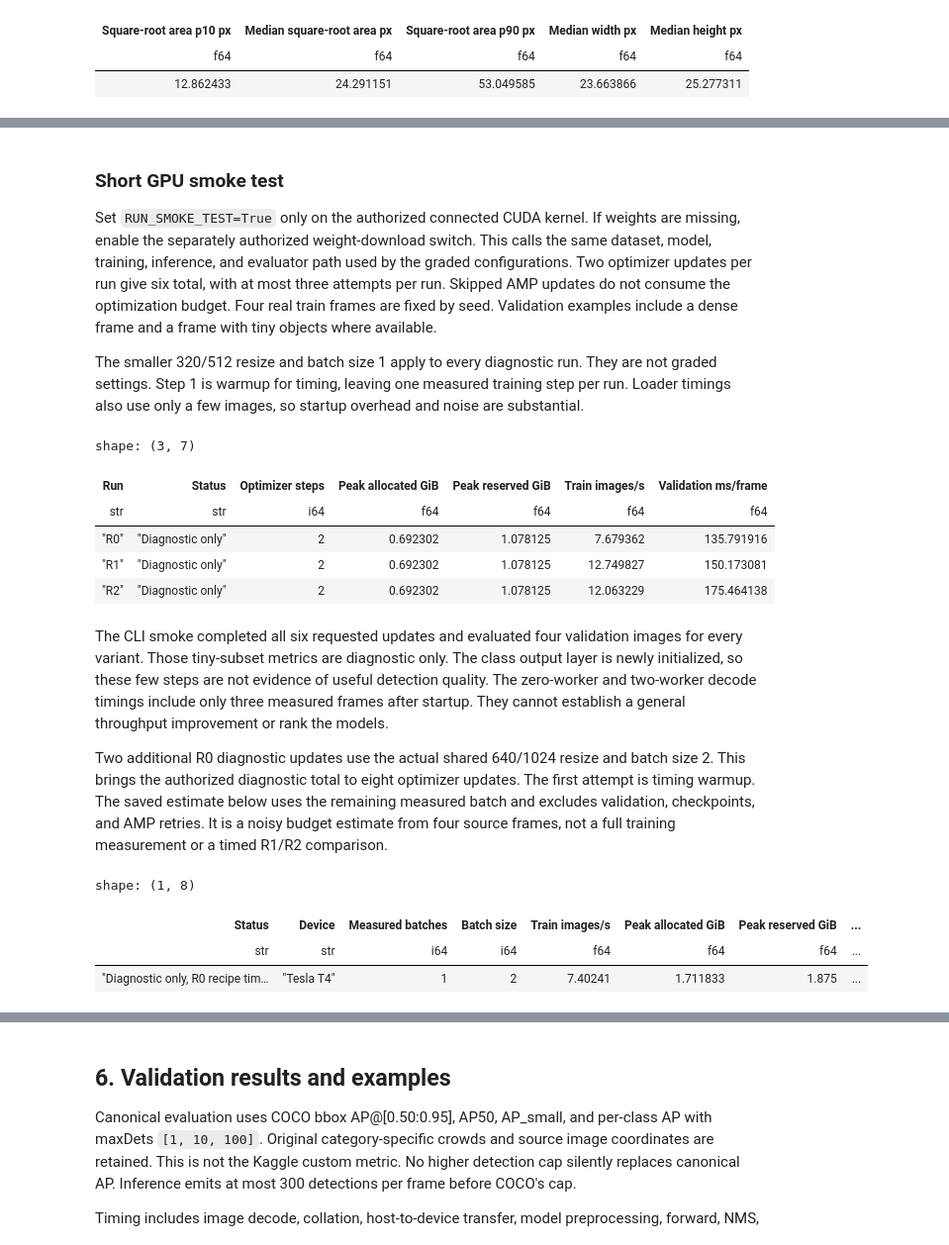
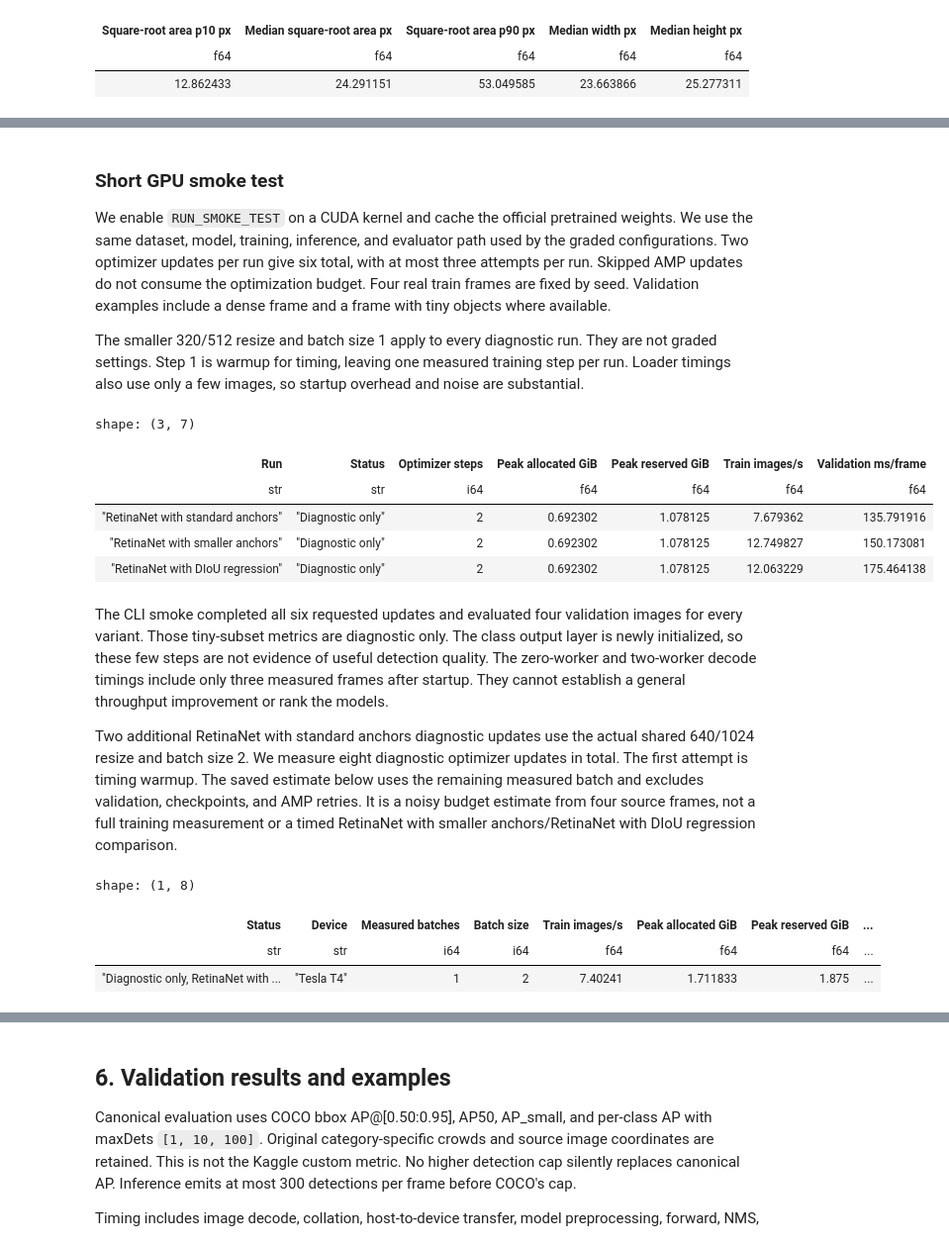
Before and after one commit to ke1rro/hm2, a Jupyter notebook: notebooks/02_retinanet.ipynb, the cells around one changed output, grey strips where cells are left out. Shown at 99% size. Drawn from its saved outputs; the diff is of its cells as text; code cells hidden in the pictures.

```diff
--- a/notebooks/02_retinanet.ipynb
+++ b/notebooks/02_retinanet.ipynb
@@ -361,8 +372,8 @@ shape: (3, 2)
 # %% [markdown]
 ### Short GPU smoke test
 
-Set `RUN_SMOKE_TEST=True` only on the authorized connected CUDA kernel. If weights are
-missing, enable the separately authorized weight-download switch. This calls the same
+We enable `RUN_SMOKE_TEST` on a CUDA kernel and cache the official pretrained weights.
+We use the same
 dataset, model, training, inference, and evaluator path used by the graded configurations.
 Two optimizer updates per run give six total, with at most three attempts per run.
 Skipped AMP updates do not consume the optimization budget. Four real train frames are fixed by seed.
@@ -399,37 +410,37 @@ if RUN_SMOKE_TEST:
         smoke_val,
         objects,
         TRAINING,
         SMOKE,
         EXPERIMENT_DIRECTORY / "smoke",
         allow_download=ALLOW_WEIGHT_DOWNLOAD,
     )
 else:
     smoke_path = EXPERIMENT_DIRECTORY / "smoke/smoke_summary.json"
     smoke_summary = json.loads(smoke_path.read_text()) if smoke_path.is_file() else None
 smoke_rows = (
     [
         {
-            "Run": result["run"],
+            "Run": experiment_label(result["run"]),
             "Status": result["status"],
             "Optimizer steps": result["optimizer_updates"],
             "Peak allocated GiB": result["peak_allocated_gib"],
             "Peak reserved GiB": result["peak_reserved_gib"],
             "Train images/s": result["training_images_per_second"],
             "Validation ms/frame": result["inference"]["milliseconds_per_frame"],
         }
         for result in smoke_summary["runs"]
     ]
     if smoke_summary
     else [{"Status": "GPU model smoke not run. Device probe alone is not a training test."}]
 )
 pl.from_dicts(smoke_rows)
 # %% [output]
 shape: (3, 7)
 | Run | Status | Optimizer steps | Peak allocated GiB | Peak reserved GiB | Train images/s | Validation ms/frame |
 | str | str | i64 | f64 | f64 | f64 | f64 |
-| "R0" | "Diagnostic only" | 2 | 0.692302 | 1.078125 | 7.679362 | 135.791916 |
-| "R1" | "Diagnostic only" | 2 | 0.692302 | 1.078125 | 12.749827 | 150.173081 |
-| "R2" | "Diagnostic only" | 2 | 0.692302 | 1.078125 | 12.063229 | 175.464138 |
+| "RetinaNet with standard anchors" | "Diagnostic only" | 2 | 0.692302 | 1.078125 | 7.679362 | 135.791916 |
+| "RetinaNet with smaller anchors" | "Diagnostic only" | 2 | 0.692302 | 1.078125 | 12.749827 | 150.173081 |
+| "RetinaNet with DIoU regression" | "Diagnostic only" | 2 | 0.692302 | 1.078125 | 12.063229 | 175.464138 |
 # %% [markdown]
 The CLI smoke completed all six requested updates and evaluated four validation images
 for every variant. Those tiny-subset metrics are diagnostic only. The class output layer
@@ -437,18 +448,18 @@ is newly initialized, so these few steps are not evidence of useful detection qu
 The zero-worker and two-worker decode timings include only three measured frames after
 startup. They cannot establish a general throughput improvement or rank the models.
 
-Two additional R0 diagnostic updates use the actual shared 640/1024 resize and batch size
-2. This brings the authorized diagnostic total to eight optimizer updates. The first
+Two additional RetinaNet with standard anchors diagnostic updates use the actual shared 640/1024 resize and batch size
+2. We measure eight diagnostic optimizer updates in total. The first
 attempt is timing warmup. The saved estimate below uses the remaining measured batch and
 excludes validation, checkpoints, and AMP retries. It is a noisy budget estimate from four
-source frames, not a full training measurement or a timed R1/R2 comparison.
+source frames, not a full training measurement or a timed RetinaNet with smaller anchors/RetinaNet with DIoU regression comparison.
 # %%
 recipe_probe_path = EXPERIMENT_DIRECTORY / "smoke/recipe_probe.json"
 if RUN_RECIPE_TIMING:
     if DEVICE.type != "cuda":
         raise RuntimeError("Use an authorized CUDA kernel for the two-update recipe timing.")
     probe_model = build_retinanet(
-        "R0",
+        "standard_anchors",
         allow_download=ALLOW_WEIGHT_DOWNLOAD,
         min_size=TRAINING["min_size"],
         max_size=TRAINING["max_size"],
@@ -477,8 +488,8 @@ if RUN_RECIPE_TIMING:
         len(probe_measured) * TRAINING["batch_size"] / sum(row["seconds"] for row in probe_measured)
     )
     probe_record = {
-        "status": "Diagnostic only, R0 recipe timing, not a graded experiment",
-        "run": "R0",
+        "status": "Diagnostic only, standard-anchor recipe timing, not a graded experiment",
+        "run": "standard_anchors",
         "device": torch.cuda.get_device_name(DEVICE),
         "training_config": TRAINING,
         "history": probe_history,
@@ -492,7 +503,7 @@ if RUN_RECIPE_TIMING:
         * TRAINING["batch_size"]
         / probe_throughput
         / 60,
-        "estimate_limitations": "One measured batch after warmup. Excludes validation, checkpoints, and AMP retries. R0 only, noisy four-frame diagnostic.",
+        "estimate_limitations": "One measured batch after warmup. Excludes validation, checkpoints, and AMP retries. Standard anchors only, noisy four-frame diagnostic.",
     }
     recipe_probe_path.parent.mkdir(parents=True, exist_ok=True)
     recipe_probe_path.write_text(json.dumps(probe_record, indent=2) + "\n")
@@ -502,7 +513,7 @@ recipe_probe = json.loads(recipe_probe_path.read_text()) if recipe_probe_path.is
 pl.from_dicts(
     [
         {
-            "Status": recipe_probe["status"],
+            "Status": describe_text(recipe_probe["status"]),
             "Device": recipe_probe["device"],
             "Measured batches": recipe_probe["measured_attempts"],
             "Batch size": recipe_probe["training_config"]["batch_size"],
@@ -519,7 +530,7 @@ pl.from_dicts(
 shape: (1, 8)
 | Status | Device | Measured batches | Batch size | Train images/s | Peak allocated GiB | Peak reserved GiB | ... |
 | str | str | i64 | i64 | f64 | f64 | f64 | ... |
-| "Diagnostic only, R0 recipe tim… | "Tesla T4" | 1 | 2 | 7.40241 | 1.711833 | 1.875 | ... |
+| "Diagnostic only, RetinaNet with ... | "Tesla T4" | 1 | 2 | 7.40241 | 1.711833 | 1.875 | ... |
 # %% [markdown]
 ### Graded runs, disabled by default
 
```
Also changed, not shown: parts of 16 cells of this notebook, 31 other files.
